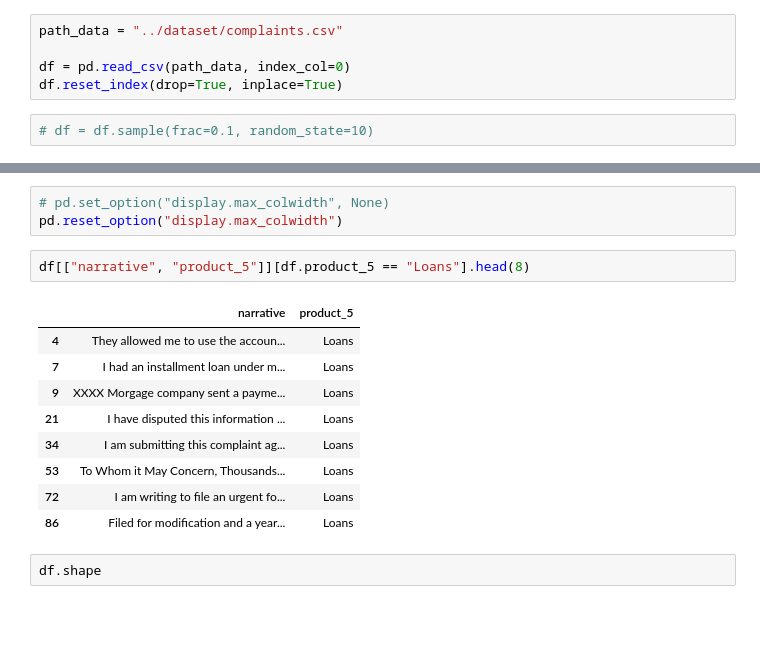
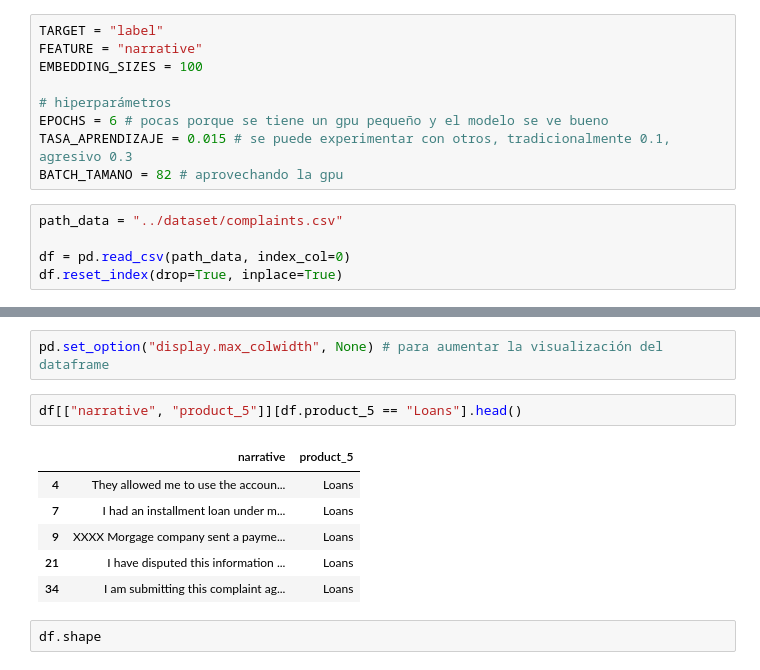
Before and after one commit to DiegoCardona01/NLP_nequi_test_diegocardona, a Jupyter notebook: notebooks/new_nlp_model.ipynb, the cells around one changed output, grey strips where cells are left out. Drawn from its saved outputs; the diff is of its cells as text; blank space fills up the shorter version.

Commit message:
refactoring the notebook of experiment model

```diff
--- a/notebooks/new_nlp_model.ipynb
+++ b/notebooks/new_nlp_model.ipynb
@@ -5,10 +28,17 @@ import seaborn as sns
+# %%
+TARGET = "label"
+FEATURE = "narrative"
+EMBEDDING_SIZES = 100
+
+# hiperparámetros
+EPOCHS = 6 # pocas porque se tiene un gpu pequeño y el modelo se ve bueno
+TASA_APRENDIZAJE = 0.015 # se puede experimentar con otros, tradicionalmente 0.1, agresivo 0.3
+BATCH_TAMANO = 82 # aprovechando la gpu
 # %%
 path_data = "../dataset/complaints.csv"
 
 df = pd.read_csv(path_data, index_col=0)
 df.reset_index(drop=True, inplace=True)
-# %%
-# df = df.sample(frac=0.1, random_state=10)
 # %%
 df.head()
 # %% [output]
@@ -19,20 +49,16 @@ df.head()
 | 3 | Credit Reporting | Subject : Dispute of Inaccurate I... | Credit reporting or other persona... | 2024-07-27 | Credit reporting | Improper use of your report | Reporting company used your repor... | CORELOGIC INC | GA | ... |
 | 4 | Loans | They allowed me to use the accoun... | Payday loan, title loan, personal... | 2024-07-26 | Payday loan | Received a loan you didn't apply for | NaN | MoneyLion Inc. | PA | ... |
 # %%
-# pd.set_option("display.max_colwidth", None)
-pd.reset_option("display.max_colwidth")
+pd.set_option("display.max_colwidth", None) # para aumentar la visualización del dataframe
 # %%
-df[["narrative", "product_5"]][df.product_5 == "Loans"].head(8)
+df[["narrative", "product_5"]][df.product_5 == "Loans"].head()
 # %% [output]
 |  | narrative | product_5 |
 | 4 | They allowed me to use the accoun... | Loans |
 | 7 | I had an installment loan under m... | Loans |
 | 9 | XXXX Morgage company sent a payme... | Loans |
 | 21 | I have disputed this information ... | Loans |
 | 34 | I am submitting this complaint ag... | Loans |
-| 53 | To Whom it May Concern, Thousands... | Loans |
-| 72 | I am writing to file an urgent fo... | Loans |
-| 86 | Filed for modification and a year... | Loans |
 # %%
 df.shape
 # %% [output]
```
Also changed, not shown: parts of 66 cells of this notebook.
